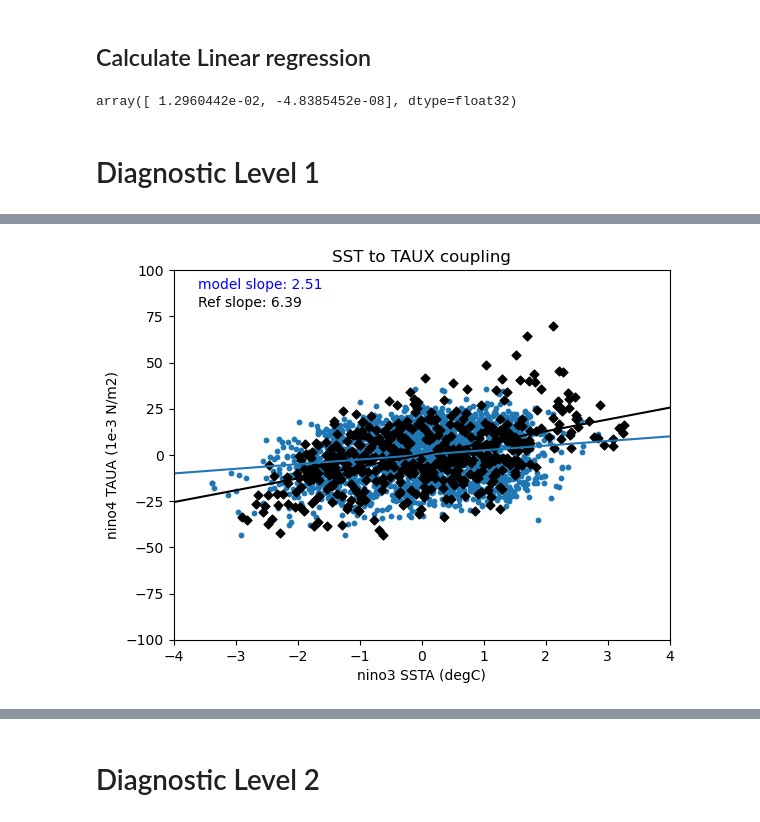
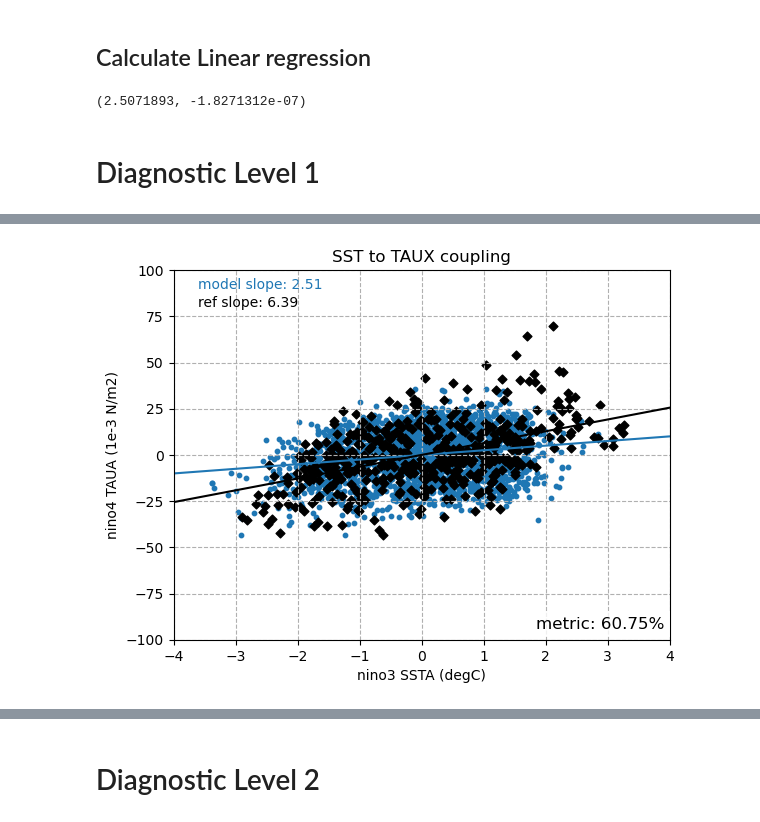
Before and after one commit to ACCESS-NRI/ACCESS-ENSO-recipes, a Jupyter notebook: 20-SST_Taux_feedback.ipynb, the cells around one changed output, grey strips where cells are left out. Saved outputs shown, nothing was run; the diff lists cells and outputs as text; code cells hidden in the pictures.

```diff
--- a/20-SST_Taux_feedback.ipynb
+++ b/20-SST_Taux_feedback.ipynb
@@ -22,7 +22,7 @@ model_ts_datasets = {
     mip="Omon",
     exp="historical",
     ensemble="r1i1p1f1",
-    # timerange="19790101/20190101",
+    timerange="19790101/20140101",
     dataset="ACCESS-ESM1-5",
     grid="gn"
 )}
@@ -135,24 +135,28 @@ obs_tauu_prep = {name: taux_west(dataset) for name, dataset in obs_tauu_datasets
 ## Calculate Linear regression
 # %%
 # scp.LinReg(model_tauu_prep["ACCESS-ESM1-5"].data, model_tos_prep["ACCESS-ESM1-5"].data).intcpt
-B_data = model_tauu_prep["ACCESS-ESM1-5"].data
-B_with_intercept = np.vstack([B_data, np.ones_like(B_data)]).T
-coefs, _, _, _ = np.linalg.lstsq(B_with_intercept, model_tos_prep["ACCESS-ESM1-5"].data, rcond=None)
-coefs
+def linreg_1d(tauu_cube, ts_cube):
+    B_data = ts_cube.data
+    B_with_intercept = np.vstack([B_data, np.ones_like(B_data)]).T
+    coefs, _, _, _ = np.linalg.lstsq(B_with_intercept, tauu_cube.data, rcond=None)
+    slope, intercept = coefs[0], coefs[1]
+    return slope, intercept
+
+print(linreg_1d(model_tauu_prep["ACCESS-ESM1-5"], model_tos_prep["ACCESS-ESM1-5"]))
 # %% [output]
-array([ 1.2960442e-02, -4.8385452e-08], dtype=float32)
+(2.5071893, -1.8271312e-07)
 # %% [markdown]
 # Diagnostic Level 1
 # %%
-from scipy.stats import linregress
+
 xseq = np.linspace(-4, 4, num=100)
 
 # linregress(model_tauu_prep["ACCESS-ESM1-5"].data, model_tos_prep["ACCESS-ESM1-5"].data)
-slope, intcpt, _,_,_ = linregress(model_tos_prep["ACCESS-ESM1-5"].data, model_tauu_prep["ACCESS-ESM1-5"].data)
+slope, intcpt = linreg_1d(model_tauu_prep["ACCESS-ESM1-5"], model_tos_prep["ACCESS-ESM1-5"])
 plt.plot(xseq, intcpt+slope*xseq)
 mod_slope = slope
 
-slope, intcpt, _,_,_ = linregress(obs_tos_prep["HadISST"].data, obs_tauu_prep["ERA-Interim"].data)
+slope, intcpt = linreg_1d( obs_tauu_prep["ERA-Interim"], obs_tos_prep["HadISST"])
 plt.plot(xseq, intcpt+slope*xseq, color='black')
 metric_val = abs((mod_slope-slope)/slope)*100
 
@@ -171,9 +175,11 @@ plt.ylabel(f'nino4 TAUA ({yunit})')
 plt.xlabel(f'nino3 SSTA ({xunit})')
 plt.grid(linestyle='--')
 ## text slope
-plt.text(0.05,0.95, f'model slope: {mod_slope:.2f}', color='blue',transform=plt.gca().transAxes)
+plt.text(0.05,0.95, f'model slope: {mod_slope:.2f}', color='C0',transform=plt.gca().transAxes)
 plt.text(0.05,0.9, f'ref slope: {slope:.2f}', color='black',transform=plt.gca().transAxes)
 
+plt.text(0.99, 0.03, f'metric: {metric_val:.2f}%', fontsize=12, ha='right',
+         transform=plt.gca().transAxes, bbox=dict(facecolor='white', alpha=0.8, edgecolor='none'))
 print(f'metric:{metric_val}')
 # %% [output]
 (1980,) (1980,)
@@ -182 +188 @@ metric:60.74858921684946
-[figure, old version]
+[figure, new version]
```
Also changed, not shown: parts of 16 cells of this notebook.
